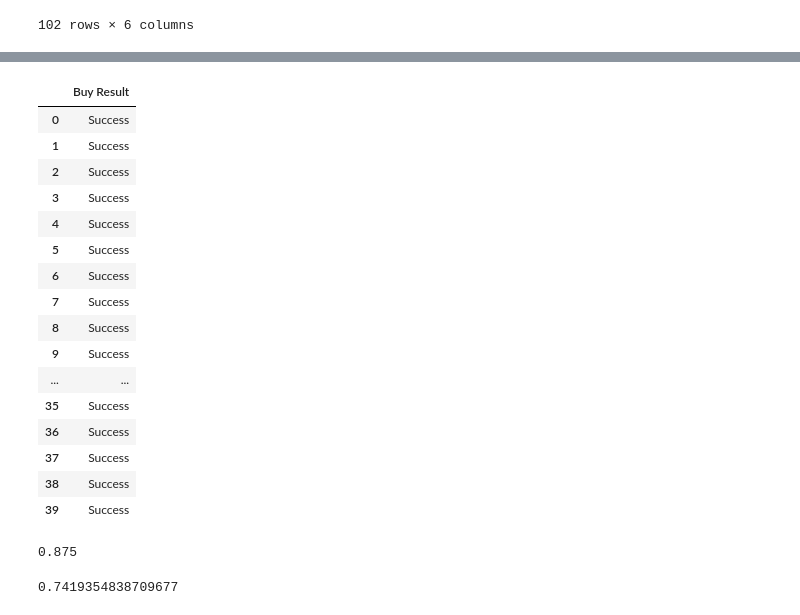
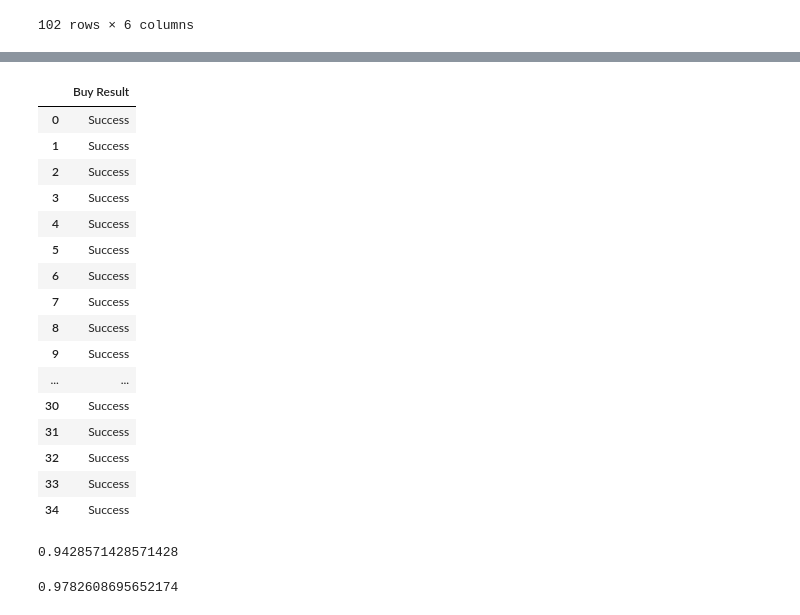
Before and after one commit to MstrMnd21/analytics-python-currency, a Jupyter notebook: Nostradamus.ipynb, the cells around one changed output, grey strips where cells are left out. Saved outputs shown, nothing was run; the diff lists cells and outputs as text; code cells hidden in the pictures.

```diff
--- a/Nostradamus.ipynb
+++ b/Nostradamus.ipynb
@@ -154,7 +154,7 @@ concatIfBuySellBlBrRes_pd = pd.concat([concatIfBuySell_pd, mDataBullBearResult_p
 # concatIfBuySellBlBrRes_pd
 
 # Assign rename to more readable variable
-summaryIfBuySellBullBearResult_pd = concatIfBuySellBlBrRes_pd
+summaryIfBuySellBullBearResult_pd = concatIfBuySellBlBrRes_pd.dropna()
 
 # Print
 summaryIfBuySellBullBearResult_pd
@@ -213,27 +193,27 @@ summarySellEntry_pd
 # %%
-BuyPosSubResult = np.where (summaryBuyEntry_pd ['If Buy'] > 0.000125, 'Success', 'Fail')
+BuyPosSubResult = np.where (summaryBuyEntry_pd ['If Buy'] > 0.000500, 'Success', 'Fail')
 BuyPosSubResult_pd = pd.DataFrame (BuyPosSubResult, columns = ['Buy Result'])
 BuyPosSubResult_pd
 
 # concatIfBuySellBlBrRes_pd
 # %% [output]
 |  | Buy Result |
 | 0 | Success |
 | 1 | Success |
 | 2 | Success |
 | 3 | Success |
 | 4 | Success |
 | 5 | Success |
 | 6 | Success |
 | 7 | Success |
 | 8 | Success |
 | 9 | Success |
 | ... | ... |
-| 35 | Success |
-| 36 | Success |
-| 37 | Success |
-| 38 | Success |
-| 39 | Success |
+| 30 | Success |
+| 31 | Success |
+| 32 | Success |
+| 33 | Success |
+| 34 | Success |
 # %%
 # Convert To Numpy
 BuyPosSubResult_np = BuyPosSubResult_pd.values
@@ -249,9 +229,9 @@ WinRateForBuy = countSuccessResultBuy / countResultForBuy
 WinRateForBuy
 # countSuccessResultBuy
 # %% [output]
-0.875
+0.9428571428571428
 # %%
-SellPosSubResult = np.where (summarySellEntry_pd ['If Sell'] > 0.000125, 'Success', 'Fail')
+SellPosSubResult = np.where (summarySellEntry_pd ['If Sell'] > 0.000500, 'Success', 'Fail')
 SellPosSubResult_pd = pd.DataFrame (SellPosSubResult, columns = ['Sell Result'])
 SellPosSubResult_pd
 
@@ -268,4 +248,4 @@ WinRateForSell
 
 # Note: Needs to drop the NaN within the column.
 # %% [output]
-0.7419354838709677
+0.9782608695652174
```
Also changed, not shown: parts of 3 cells of this notebook.
